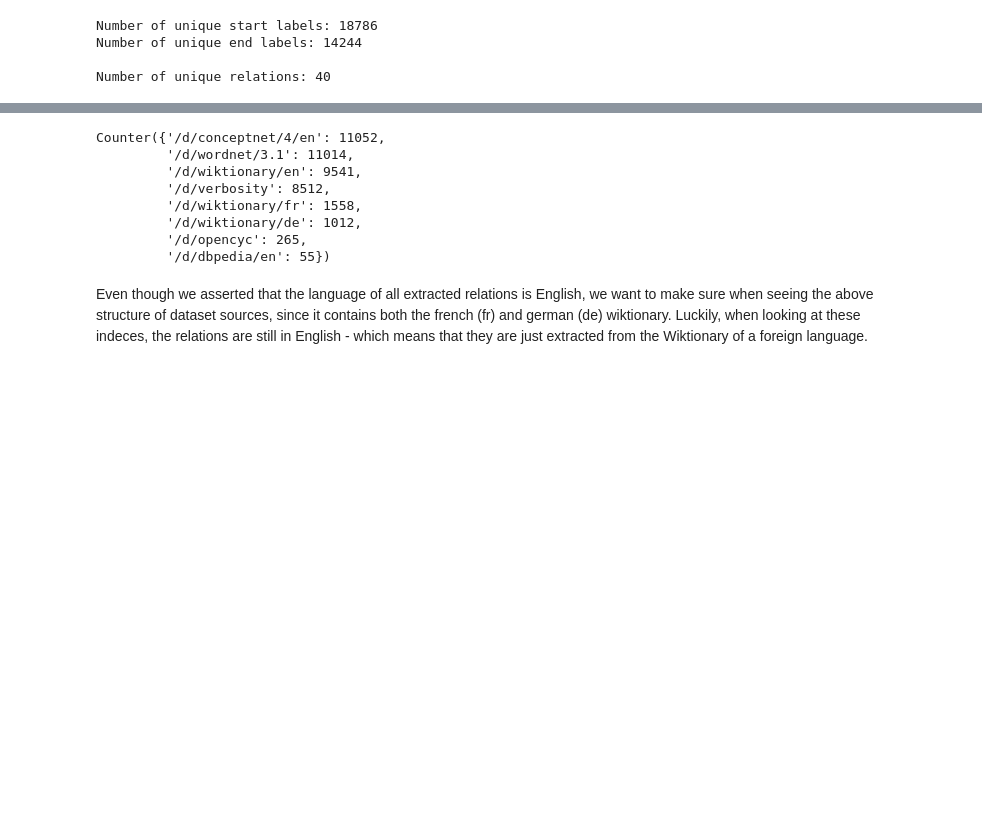
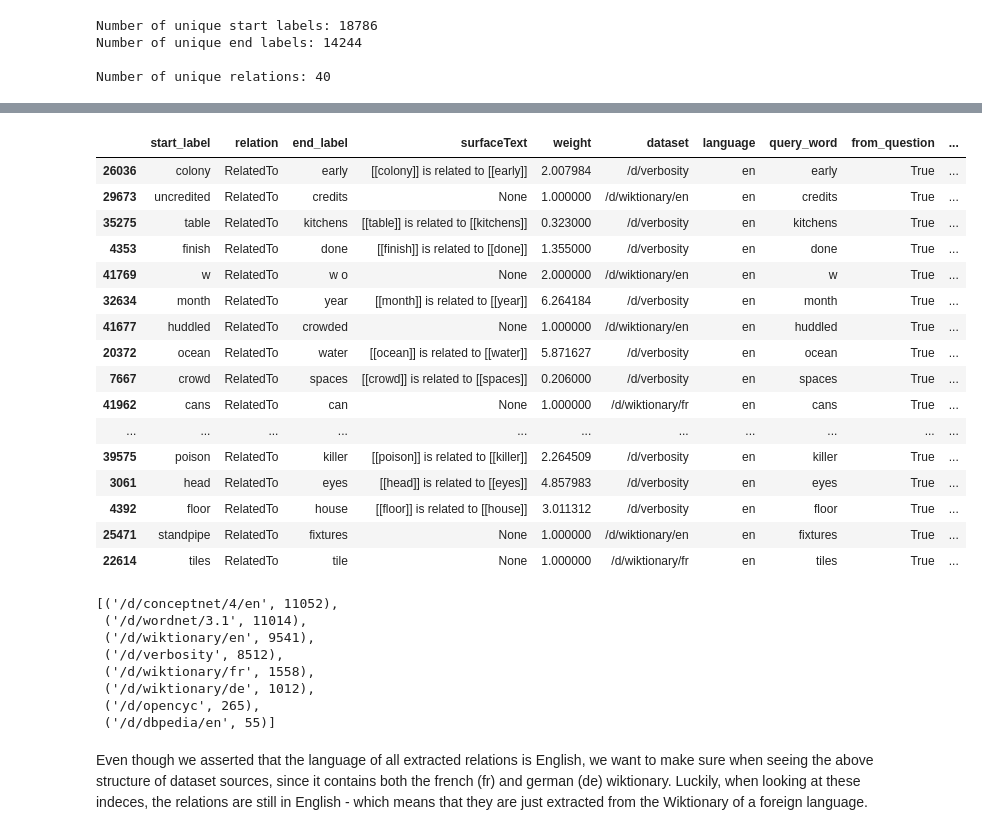
Before and after one commit to albertkjoller/knowledgeVQA, a Jupyter notebook: data_investigation/okvqa_knowledge.ipynb, the cells around one changed output, grey strips where cells are left out. Drawn from its saved outputs; the diff is of its cells as text; code cells hidden in the pictures; blank space fills up the shorter version.

Commit message:
conceptnet

```diff
--- a/data_investigation/okvqa_knowledge.ipynb
+++ b/data_investigation/okvqa_knowledge.ipynb
@@ -78,16 +84,36 @@ rel_sorted
+# %%
+okvqa['conceptnet'][okvqa['conceptnet'].relation == 'RelatedTo'].sample(20)
+# %% [output]
+|  | start_label | relation | end_label | surfaceText | weight | dataset | language | query_word | from_question | ... |
+| 26036 | colony | RelatedTo | early | [[colony]] is related to [[early]] | 2.007984 | /d/verbosity | en | early | True | ... |
+| 29673 | uncredited | RelatedTo | credits | None | 1.000000 | /d/wiktionary/en | en | credits | True | ... |
+| 35275 | table | RelatedTo | kitchens | [[table]] is related to [[kitchens]] | 0.323000 | /d/verbosity | en | kitchens | True | ... |
+| 4353 | finish | RelatedTo | done | [[finish]] is related to [[done]] | 1.355000 | /d/verbosity | en | done | True | ... |
+| 41769 | w | RelatedTo | w o | None | 2.000000 | /d/wiktionary/en | en | w | True | ... |
+| 32634 | month | RelatedTo | year | [[month]] is related to [[year]] | 6.264184 | /d/verbosity | en | month | True | ... |
+| 41677 | huddled | RelatedTo | crowded | None | 1.000000 | /d/wiktionary/en | en | huddled | True | ... |
+| 20372 | ocean | RelatedTo | water | [[ocean]] is related to [[water]] | 5.871627 | /d/verbosity | en | ocean | True | ... |
+| 7667 | crowd | RelatedTo | spaces | [[crowd]] is related to [[spaces]] | 0.206000 | /d/verbosity | en | spaces | True | ... |
+| 41962 | cans | RelatedTo | can | None | 1.000000 | /d/wiktionary/fr | en | cans | True | ... |
+| ... | ... | ... | ... | ... | ... | ... | ... | ... | ... | ... |
+| 39575 | poison | RelatedTo | killer | [[poison]] is related to [[killer]] | 2.264509 | /d/verbosity | en | killer | True | ... |
+| 3061 | head | RelatedTo | eyes | [[head]] is related to [[eyes]] | 4.857983 | /d/verbosity | en | eyes | True | ... |
+| 4392 | floor | RelatedTo | house | [[floor]] is related to [[house]] | 3.011312 | /d/verbosity | en | floor | True | ... |
+| 25471 | standpipe | RelatedTo | fixtures | None | 1.000000 | /d/wiktionary/en | en | fixtures | True | ... |
+| 22614 | tiles | RelatedTo | tile | None | 1.000000 | /d/wiktionary/fr | en | tiles | True | ... |
 # %%
 from pprint import pprint
 
-pprint(Counter(okvqa['conceptnet'].dataset))
+Counter(okvqa['conceptnet'].dataset).most_common()
 # %% [output]
-Counter({'/d/conceptnet/4/en': 11052,
-         '/d/wordnet/3.1': 11014,
-         '/d/wiktionary/en': 9541,
-         '/d/verbosity': 8512,
-         '/d/wiktionary/fr': 1558,
-         '/d/wiktionary/de': 1012,
-         '/d/opencyc': 265,
-         '/d/dbpedia/en': 55})
+[('/d/conceptnet/4/en', 11052),
+ ('/d/wordnet/3.1', 11014),
+ ('/d/wiktionary/en', 9541),
+ ('/d/verbosity', 8512),
+ ('/d/wiktionary/fr', 1558),
+ ('/d/wiktionary/de', 1012),
+ ('/d/opencyc', 265),
+ ('/d/dbpedia/en', 55)]
 # %% [markdown]
 Even though we asserted that the language of all extracted relations is English, we want to make sure when seeing the above structure of dataset sources, since it contains both the french (fr) and german (de) wiktionary. Luckily, when looking at these indeces, the relations are still in English - which means that they are just extracted from the Wiktionary of a foreign language.
 # %%
```
Also changed, not shown: parts of 12 cells of this notebook, 3 other files.
